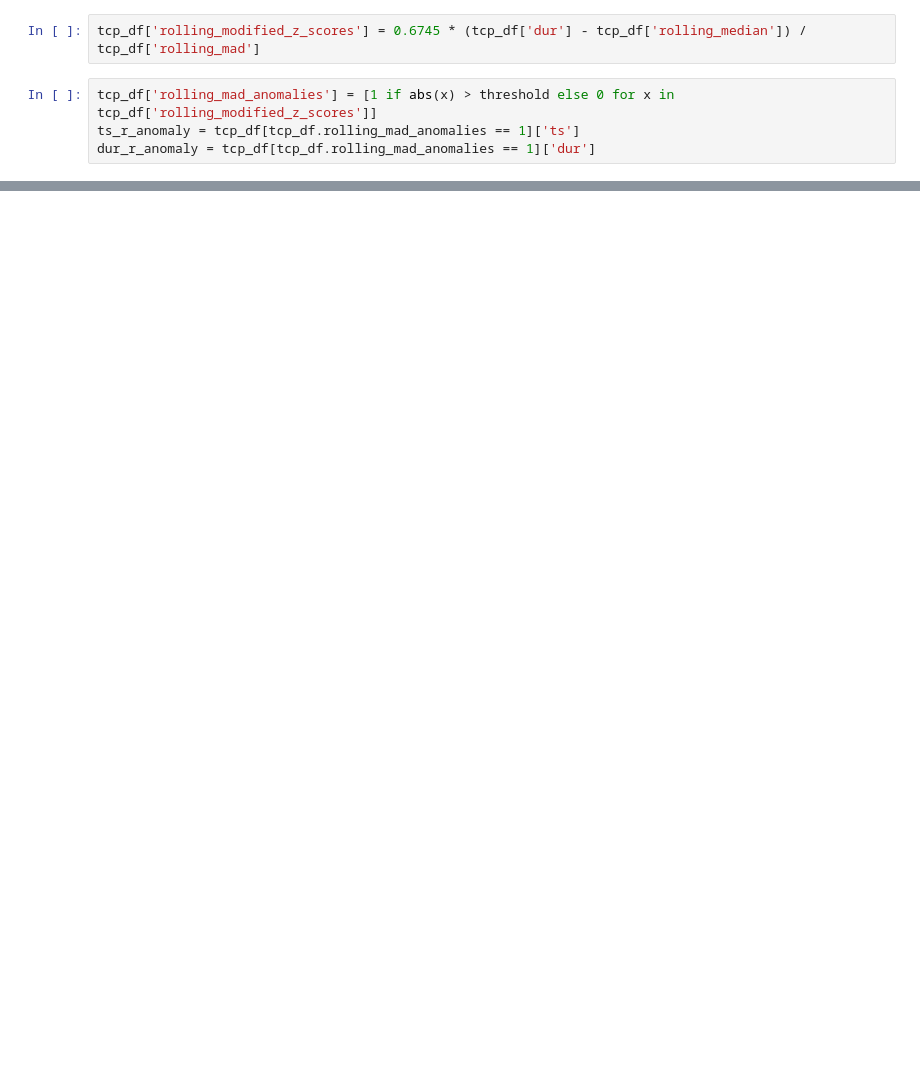
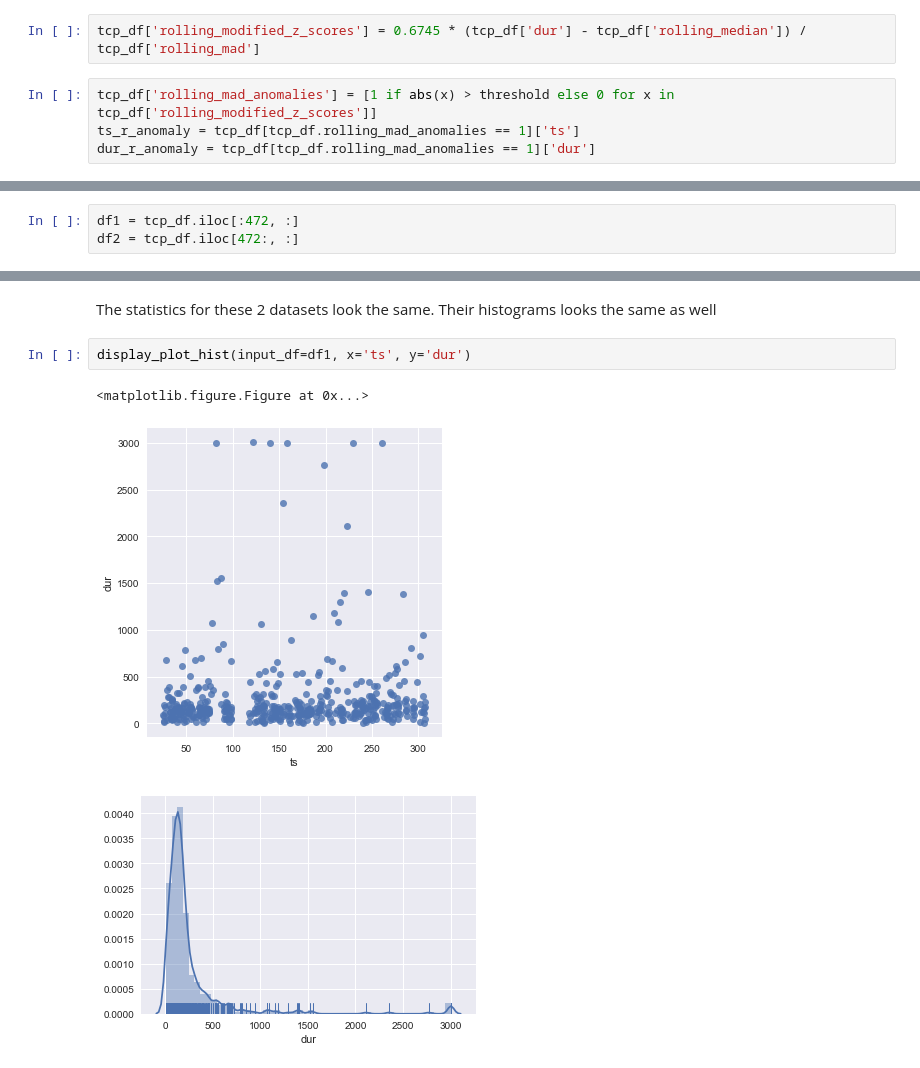
Before and after one commit to JosephKevin/TimeSeriesPrediction, a Jupyter notebook: ts_prediction_playground.ipynb, the cells around one changed output, grey strips where cells are left out. Cells and saved outputs as stored; diff of their text form; blank space fills up the shorter version.

```diff
--- a/ts_prediction_playground.ipynb
+++ b/ts_prediction_playground.ipynb
@@ -736,0 +780,3 @@ plt.plot(ts_r_anomaly, dur_r_anomaly, "r*", markersize=12)
+# %%
+df1 = tcp_df.iloc[:472, :]
+df2 = tcp_df.iloc[472:, :]
@@ -736,0 +831,9 @@ plt.plot(ts_r_anomaly, dur_r_anomaly, "r*", markersize=12)
+# %% [markdown]
+The statistics for these 2 datasets look the same.
+Their histograms looks the same as well
+# %%
+display_plot_hist(input_df=df1, x='ts', y='dur')
+# %% [output]
+<matplotlib.figure.Figure at 0x...>
+[figure, added]
+[figure, added]
```
Also changed, not shown: parts of 22 cells of this notebook.
